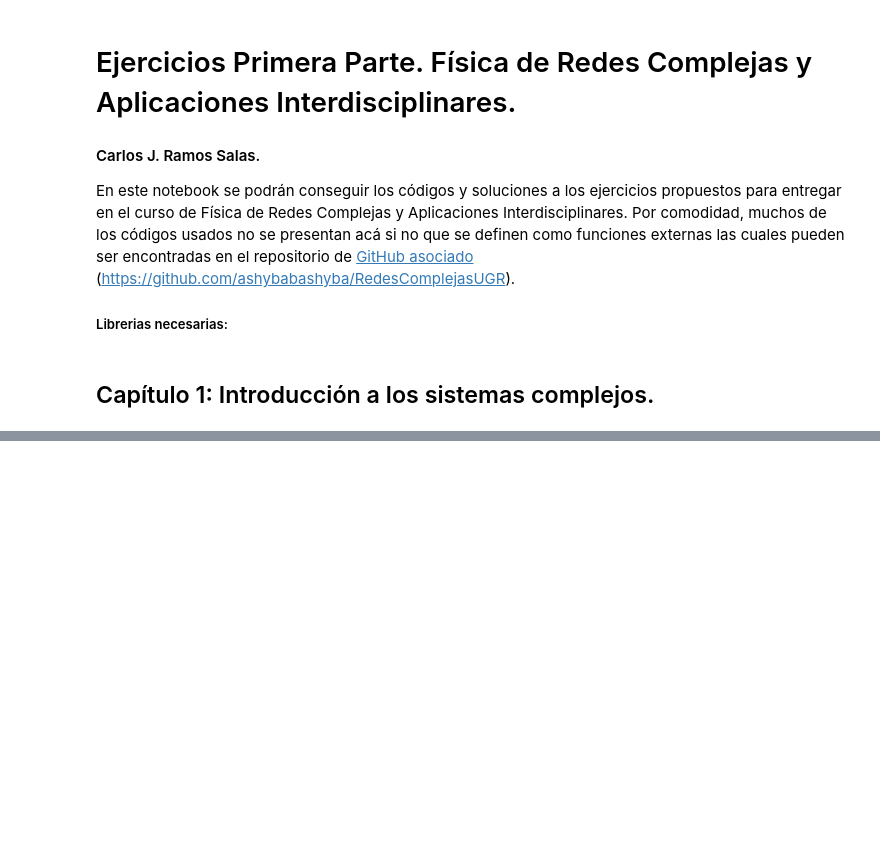
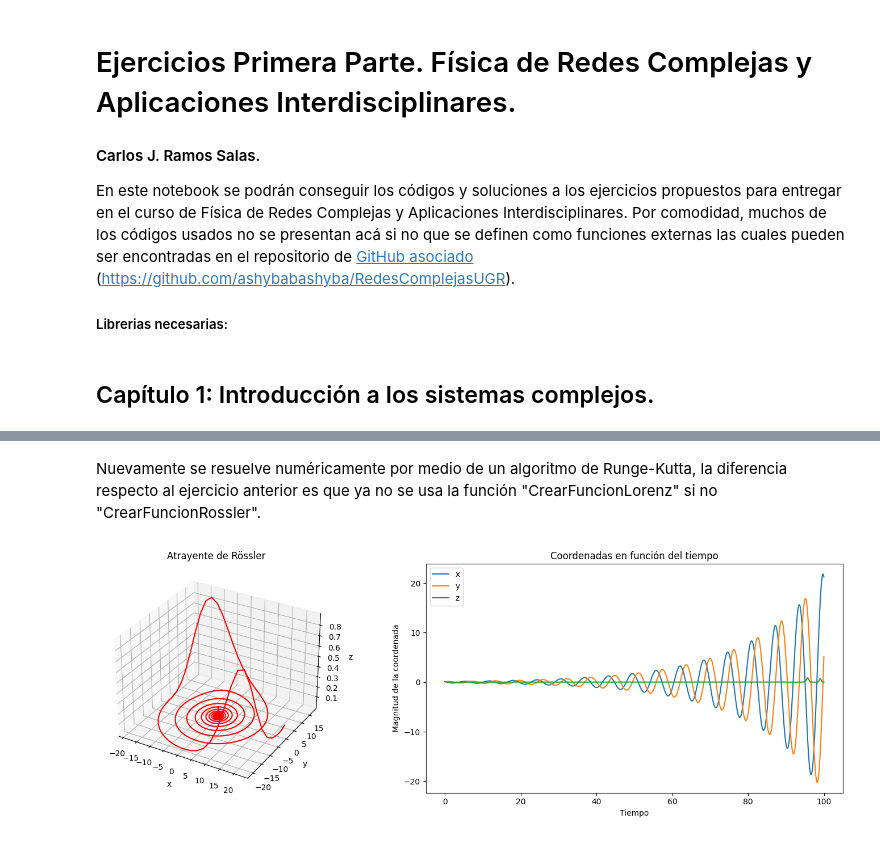
Before and after one commit to ashybabashyba/RedesComplejasUGR, a Jupyter notebook: NotebookPrincipal.ipynb, the cells around one changed output, grey strips where cells are left out. Drawn from its saved outputs; the diff is of its cells as text; code cells hidden in the pictures; blank space fills up the shorter version.

Commit message:
Añadida la solución al Ejercicio 1.2

```diff
--- a/NotebookPrincipal.ipynb
+++ b/NotebookPrincipal.ipynb
@@ -48,0 +80,46 @@ plt.show()
+# %% [markdown]
+Nuevamente se resuelve numéricamente por medio de un algoritmo de Runge-Kutta, la diferencia respecto al ejercicio anterior es que ya no se usa la función "CrearFuncionLorenz" si no "CrearFuncionRossler".
+# %%
+from Codigos import RungeKutta
+a=0.1
+b=0.1
+c=14
+
+Lorenz=RungeKutta.CrearFuncionRossler(a,b,c)
+
+# Condiciones iniciales y parámetros
+y0 = [0.1, 0.1, 0.1]
+t_span = [0, 100]
+h = 0.1
+
+# Resolver el sistema de ecuaciones utilizando RK4
+t_values, y_values = RungeKutta.runge_kutta_4th_order(Lorenz, y0, t_span, h)
+
+# Crear una figura con subgráficos 3D
+fig = plt.figure(figsize=(15, 5))
+
+# Subgráfico 1
+ax1 = fig.add_subplot(121, projection='3d')
+ax1.plot(y_values[:, 0], y_values[:, 1], y_values[:, 2], color='red')
+ax1.set_xlabel('x')
+ax1.set_ylabel('y')
+ax1.set_zlabel('z')
+ax1.set_title('Atrayente de Rössler')
+
+# Subgráfico 2
+ax2 = fig.add_subplot(122)
+ax2.plot(t_values, y_values[:, 0], label='x')
+ax2.plot(t_values, y_values[:, 1], label='y')
+ax2.plot(t_values, y_values[:, 2], label='z')
+ax2.set_xlabel('Tiempo')
+ax2.set_ylabel('Magnitud de la coordenada')
+ax2.legend()
+ax2.set_title('Coordenadas en función del tiempo')
+
+# Ajustar el diseño para evitar superposiciones
+plt.tight_layout()
+
+# Mostrar el gráfico
+plt.show()
+# %% [output]
+[figure, added]
```
Also changed, not shown: parts of 6 cells of this notebook.
